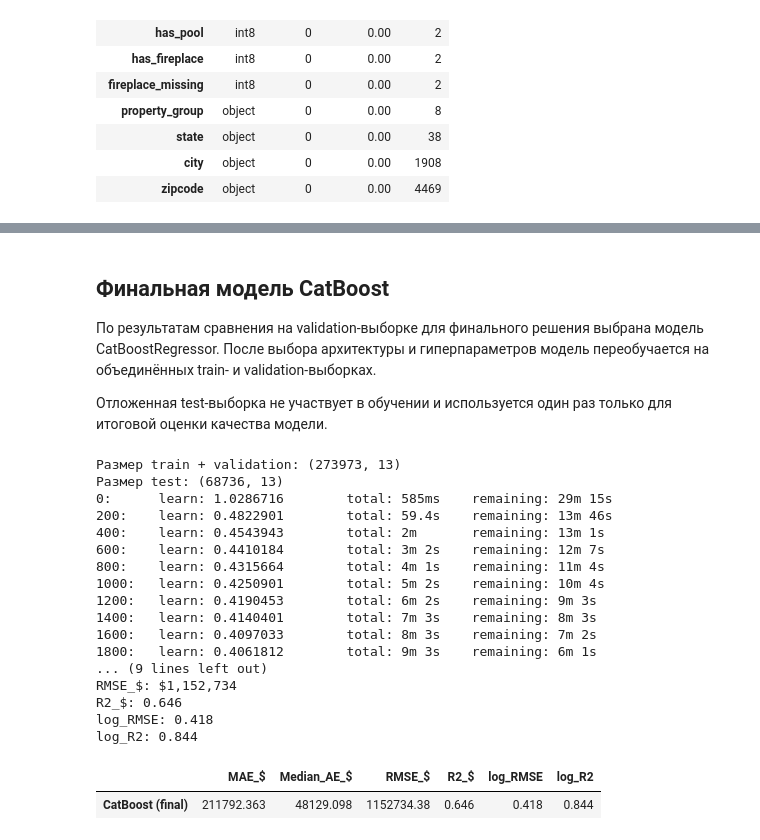
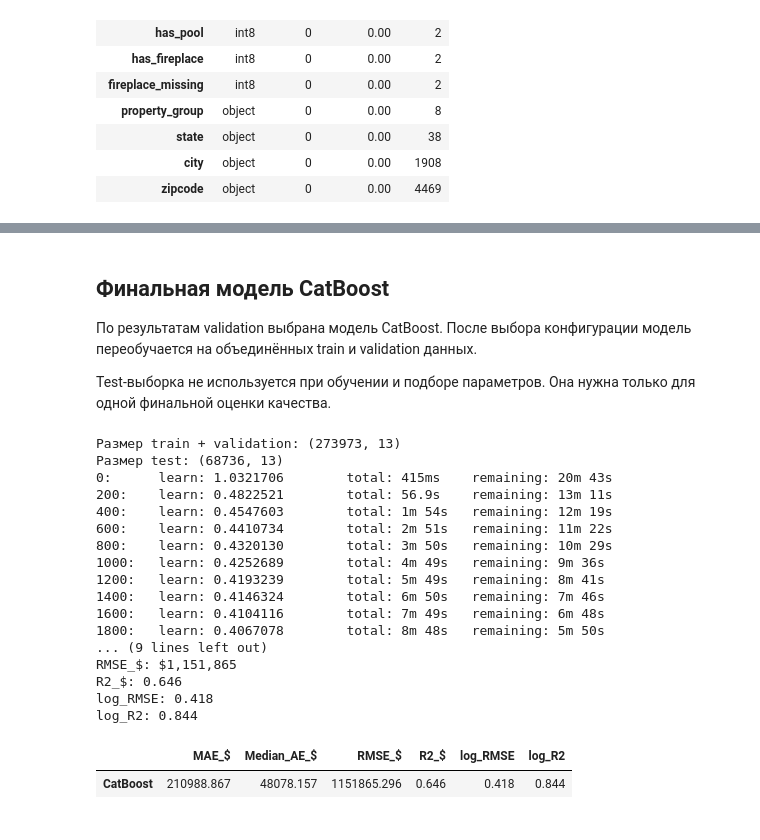
Before and after one commit to Aleksandr219-0/sf_data_science, a Jupyter notebook: Итоговый проект первого года обучения/DS.ipynb, the cells around one changed output, grey strips where cells are left out. Cells and saved outputs as stored; diff of their text form; code cells hidden in the pictures.

```diff
--- a/Итоговый проект первого года обучения/DS.ipynb
+++ b/Итоговый проект первого года обучения/DS.ipynb
@@ -1342,22 +1257,6 @@ display(
 | city | 0 |
 | zipcode | 0 |
 # %%
-feature_cols = [
-    'sqft_num',
-    'beds_num',
-    'baths_num',
-    'stories_num',
-    'year_built',
-    'year_built_missing',
-    'has_pool',
-    'has_fireplace',
-    'fireplace_missing',
-    'property_group',
-    'state',
-    'city',
-    'zipcode'
-]
-
 feature_report = pd.DataFrame({
     'dtype': sales_df[feature_cols].dtypes.astype(str),
     'missing': sales_df[feature_cols].isna().sum(),
@@ -1861,31 +1722,31 @@ CatBoost показал лучшее качество на validation-выбор
 # %% [markdown]
 ## Финальная модель CatBoost
 
-По результатам сравнения на validation-выборке для финального решения выбрана модель CatBoostRegressor. После выбора архитектуры и гиперпараметров модель переобучается на объединённых train- и validation-выборках.
+По результатам validation выбрана модель CatBoost. После выбора конфигурации модель
+переобучается на объединённых train и validation данных.
 
-Отложенная test-выборка не участвует в обучении и используется один раз только для итоговой оценки качества модели.
+Test-выборка не используется при обучении и подборе параметров. Она нужна только для
+одной финальной оценки качества.
 # %%
-# Объединяем train и validation после выбора финальной модели.
-
-X_train_final = pd.concat([X_train, X_valid], axis=0)
-y_train_final = pd.concat([y_train, y_valid], axis=0)
+X_train_final = pd.concat([X_train, X_valid])
+y_train_final = pd.concat([y_train, y_valid])
 
 print(f'Размер train + validation: {X_train_final.shape}')
 print(f'Размер test: {X_test.shape}')
 
 X_train_final_cb = prepare_catboost_features(
     X_train_final,
-    cat_features
+    categorical_features
 )
 
 X_test_cb = prepare_catboost_features(
     X_test,
-    cat_features
+    categorical_features
 )
 
 cat_feature_indices = [
     X_train_final_cb.columns.get_loc(column)
-    for column in cat_features
+    for column in categorical_features
 ]
 
 FINAL_ITERATIONS = best_iterations
@@ -1902,55 +1763,50 @@ final_catboost = CatBoostRegressor(
 
 final_catboost.fit(
     X_train_final_cb,
     y_train_final,
     cat_features=cat_feature_indices
 )
 
-# Единственное предсказание на отложенной test-выборке.
-
 final_log_pred = final_catboost.predict(X_test_cb)
 
 assert len(final_log_pred) == len(y_test), (
     'Количество прогнозов не совпадает с размером test-выборки.'
 )
 
 final_metrics_test = calculate_regression_metrics(
-    y_log_true=y_test,
-    y_log_pred=final_log_pred
+    y_test,
+    final_log_pred
 )
 
 print_regression_metrics(
     final_metrics_test,
-    'Финальное качество CatBoost на test-выборке:'
+    'CatBoost на test:'
 )
 
-final_test_report = (
-    pd.DataFrame(
-        [final_metrics_test],
-        index=['CatBoost (final)']
-    )
-    .round(3)
-)
+final_test_report = pd.DataFrame(
+    [final_metrics_test],
+    index=['CatBoost']
+).round(3)
 
 display(final_test_report)
 # %% [output]
 Размер train + validation: (273973, 13)
 Размер test: (68736, 13)
-0:      learn: 1.0286716        total: 585ms    remaining: 29m 15s
-200:    learn: 0.4822901        total: 59.4s    remaining: 13m 46s
-400:    learn: 0.4543943        total: 2m       remaining: 13m 1s
-600:    learn: 0.4410184        total: 3m 2s    remaining: 12m 7s
-800:    learn: 0.4315664        total: 4m 1s    remaining: 11m 4s
-1000:   learn: 0.4250901        total: 5m 2s    remaining: 10m 4s
-1200:   learn: 0.4190453        total: 6m 2s    remaining: 9m 3s
-1400:   learn: 0.4140401        total: 7m 3s    remaining: 8m 3s
-1600:   learn: 0.4097033        total: 8m 3s    remaining: 7m 2s
-1800:   learn: 0.4061812        total: 9m 3s    remaining: 6m 1s
+0:      learn: 1.0321706        total: 415ms    remaining: 20m 43s
+200:    learn: 0.4822521        total: 56.9s    remaining: 13m 11s
+400:    learn: 0.4547603        total: 1m 54s   remaining: 12m 19s
+600:    learn: 0.4410734        total: 2m 51s   remaining: 11m 22s
+800:    learn: 0.4320130        total: 3m 50s   remaining: 10m 29s
+1000:   learn: 0.4252689        total: 4m 49s   remaining: 9m 36s
+1200:   learn: 0.4193239        total: 5m 49s   remaining: 8m 41s
+1400:   learn: 0.4146324        total: 6m 50s   remaining: 7m 46s
+1600:   learn: 0.4104116        total: 7m 49s   remaining: 6m 48s
+1800:   learn: 0.4067078        total: 8m 48s   remaining: 5m 50s
 ... (9 lines left out)
-RMSE_$: $1,152,734
+RMSE_$: $1,151,865
 R2_$: 0.646
 log_RMSE: 0.418
 log_R2: 0.844
 |  | MAE_$ | Median_AE_$ | RMSE_$ | R2_$ | log_RMSE | log_R2 |
-| CatBoost (final) | 211792.363 | 48129.098 | 1152734.38 | 0.646 | 0.418 | 0.844 |
+| CatBoost | 210988.867 | 48078.157 | 1151865.296 | 0.646 | 0.418 | 0.844 |
 # %% [markdown]
```
Also changed, not shown: parts of 87 cells of this notebook, 1 other file.
